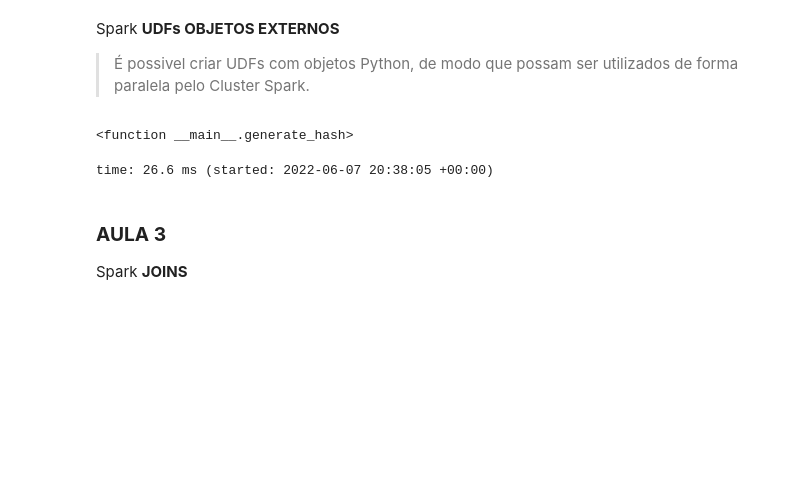
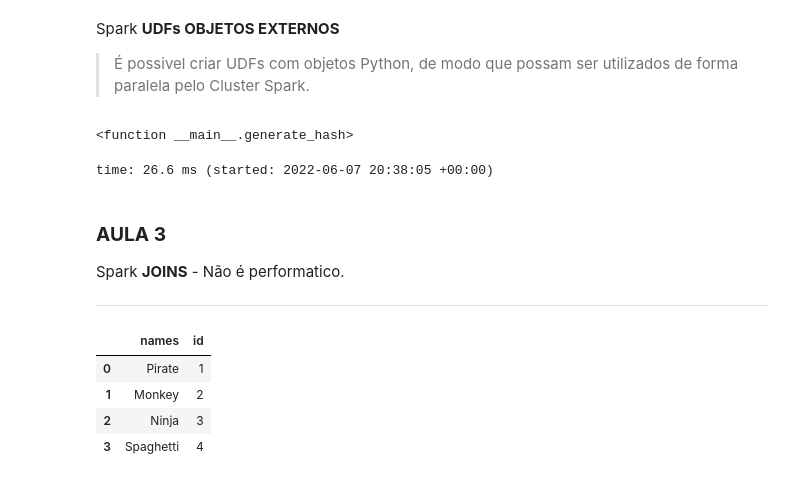
Before and after one commit to victor1cg/Spark, a Jupyter notebook: Big_Data_Spark.ipynb, the cells around one changed output. Cells and saved outputs as stored; diff of their text form; code cells hidden in the pictures; blank space fills up the shorter version.

```diff
--- a/Big_Data_Spark.ipynb
+++ b/Big_Data_Spark.ipynb
@@ -387,4 +382,22 @@ display_df(udf_hash)
 # %% [markdown]
 ### **AULA 3**
 
-Spark **JOINS**
+Spark **JOINS** - Não é performatico.
+
+-----------------
+# %%
+#Criando as tabelas
+values_a = [('Pirate',1),('Monkey',2),('Ninja',3),('Spaghetti',4)]
+table_a = spark.createDataFrame(values_a,['names','id'])
+
+values_b = [('Jhonny',1),('Pirate',2),('Ninja',3),('Darth Vader',4)]
+table_b = spark.createDataFrame(values_b,['names','id'])
+
+
+display_df(table_a)
+# %% [output]
+|  | names | id |
+| 0 | Pirate | 1 |
+| 1 | Monkey | 2 |
+| 2 | Ninja | 3 |
+| 3 | Spaghetti | 4 |
```
Also changed, not shown: parts of 29 cells of this notebook.
